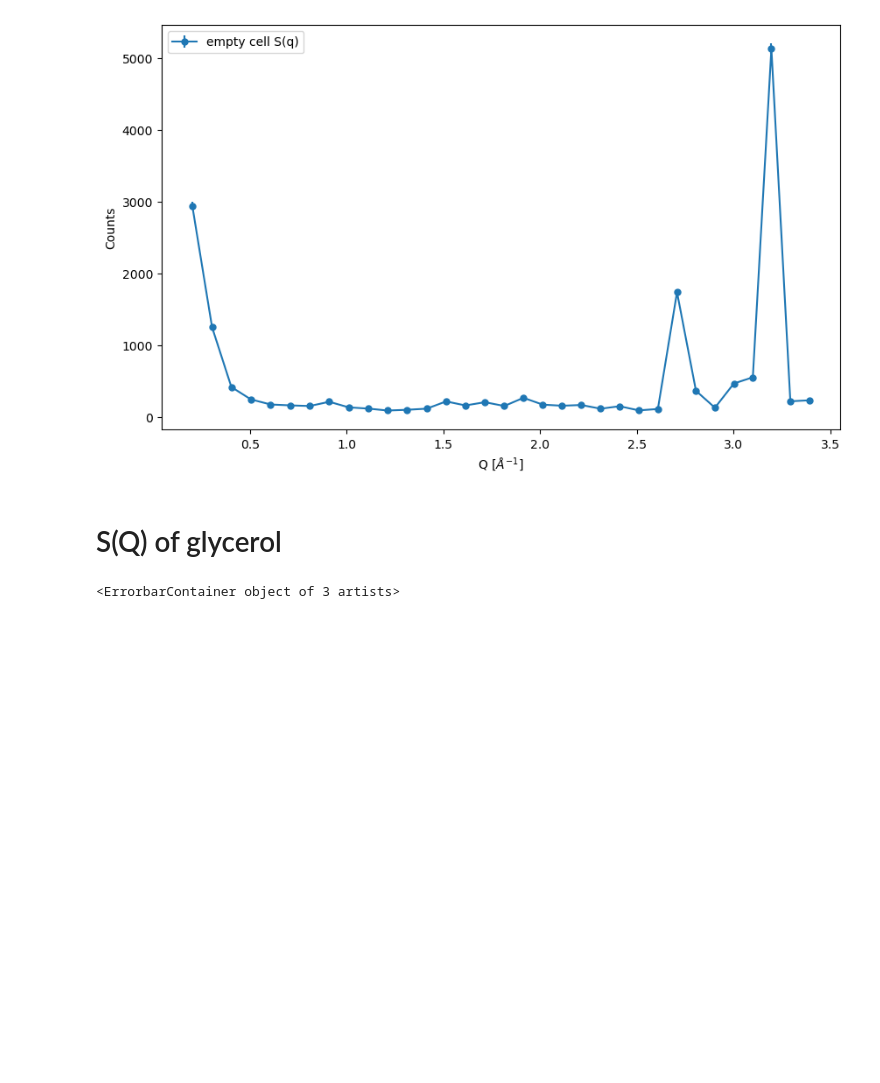
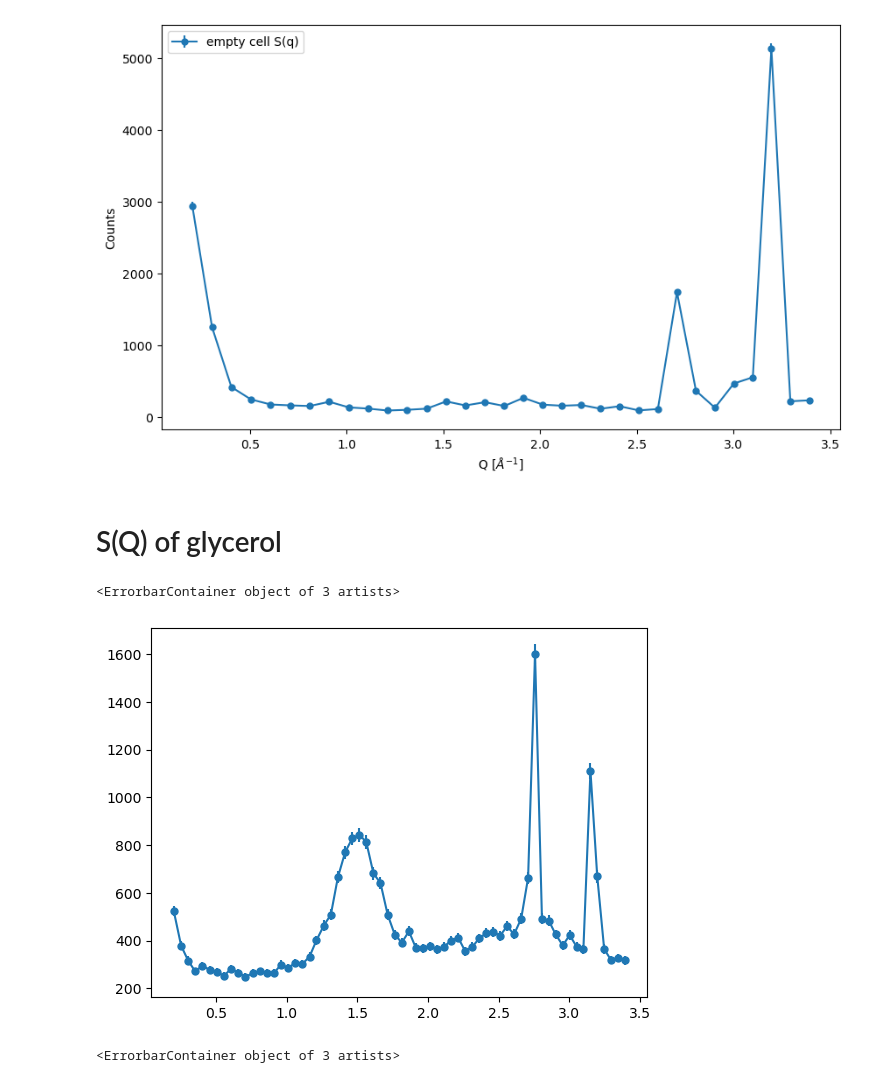
Before and after one commit to FabioBrugnara/IN8_Glicerol, a Jupyter notebook: 4-First view.ipynb, the cells around one changed output. Saved outputs shown, nothing was run; the diff lists cells and outputs as text; code cells hidden in the pictures; blank space fills up the shorter version.

```diff
--- a/4-First view.ipynb
+++ b/4-First view.ipynb
@@ -151,6 +151,12 @@ plt.legend()
 [figure]
 # %% [markdown]
 # S(Q) of glycerol
+# %%
+Sq_gly = data.loc[50328].data
+plt.errorbar(Sq_gly.QM, Sq_gly.CNTS, yerr=Sq_gly.dCNTS, label='glycerol S(q)', ms = 5, fmt='o-')
+# %% [output]
+<ErrorbarContainer object of 3 artists>
+[figure, added]
 # %%
 Sq_gly = data.loc[NSq_gly[300]].data
 
```
Also changed, not shown: parts of 2 cells of this notebook.
